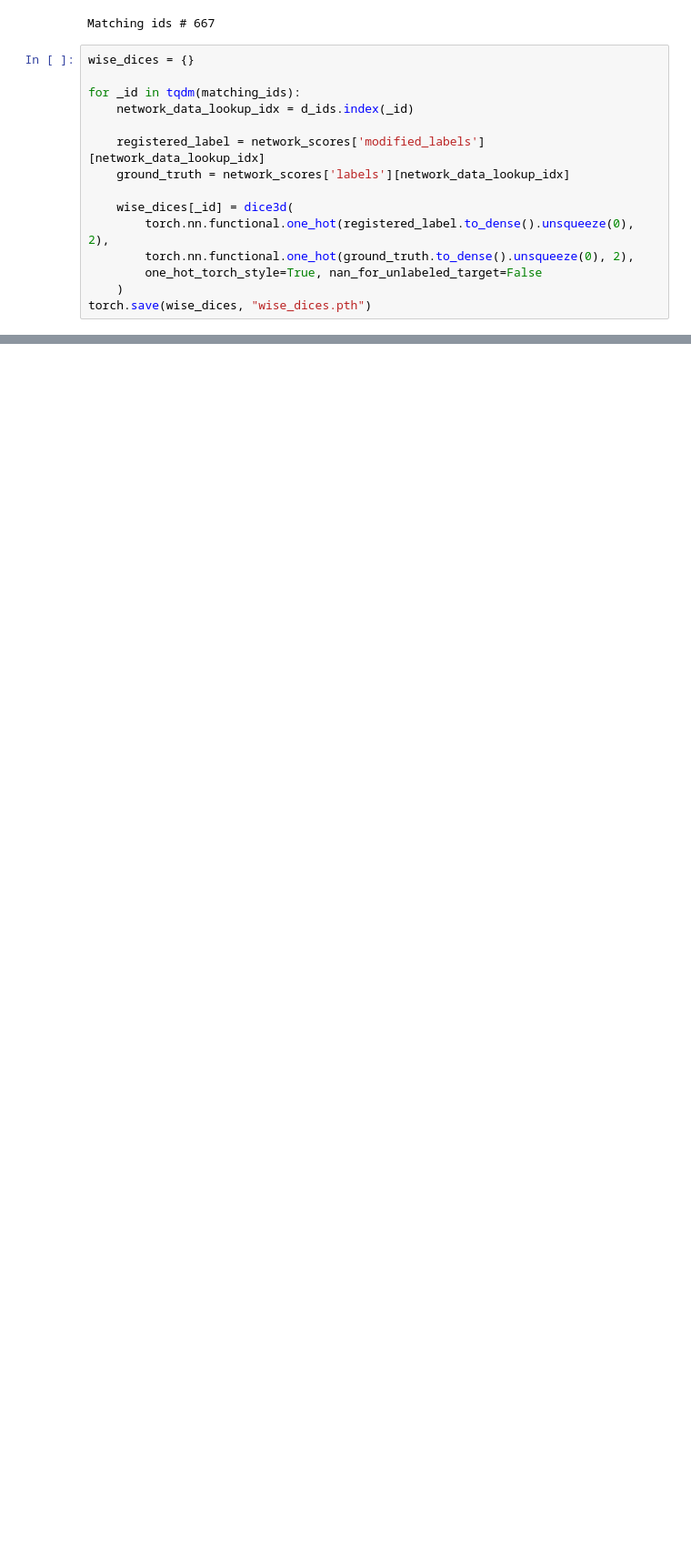
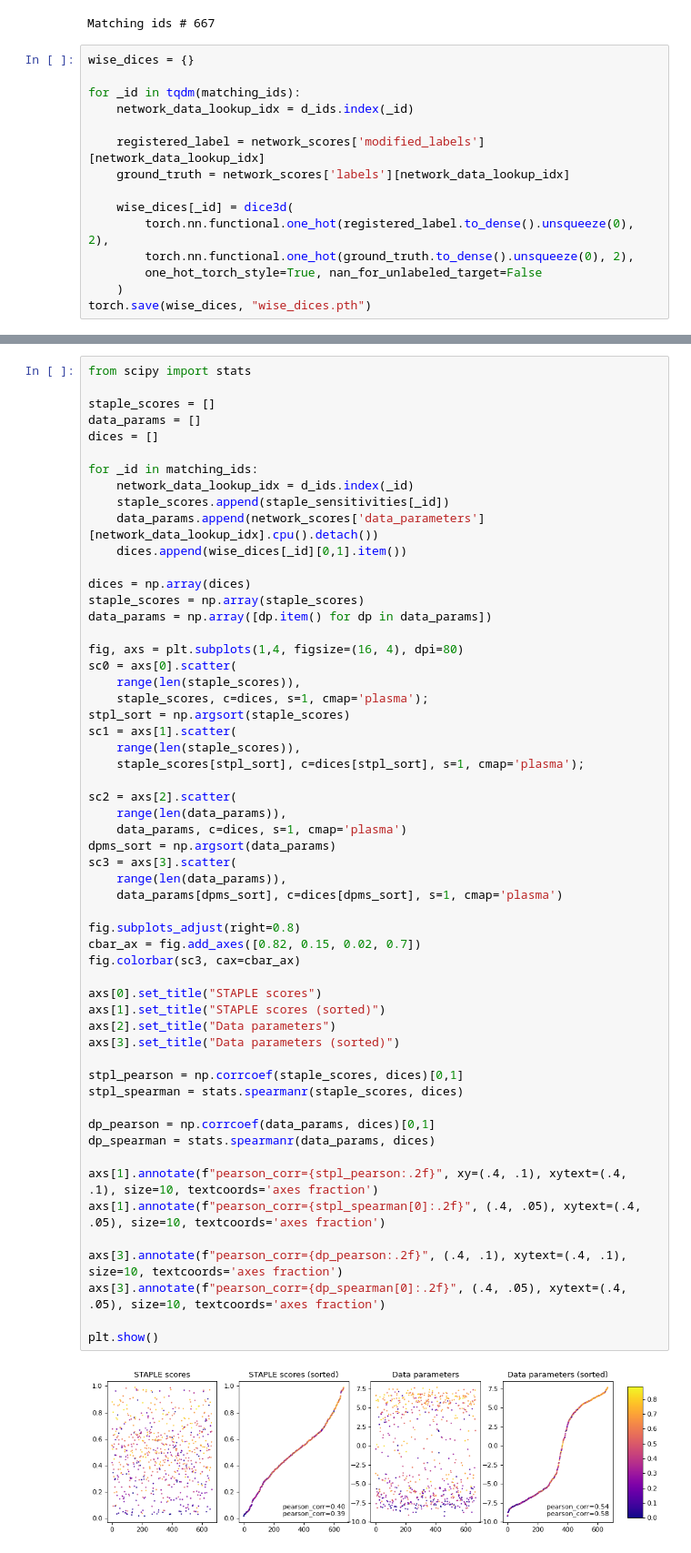
Before and after one commit to multimodallearning/deep_staple, a Jupyter notebook: staple.ipynb, the cells around one changed output, grey strips where cells are left out. Shown at 91% size. Cells and saved outputs as stored; diff of their text form; blank space fills up the shorter version.

Commit message:
Update staple notebook with correlation plot

```diff
--- a/staple.ipynb
+++ b/staple.ipynb
@@ -291,0 +270,58 @@ plt.show()
+# %%
+from scipy import stats
+
+staple_scores = []
+data_params = []
+dices = []
+
+for _id in matching_ids:
+    network_data_lookup_idx = d_ids.index(_id)
+    staple_scores.append(staple_sensitivities[_id])
+    data_params.append(network_scores['data_parameters'][network_data_lookup_idx].cpu().detach())
+    dices.append(wise_dices[_id][0,1].item())
+
+dices = np.array(dices)
+staple_scores = np.array(staple_scores)
+data_params = np.array([dp.item() for dp in data_params])
+
+fig, axs = plt.subplots(1,4, figsize=(16, 4), dpi=80)
+sc0 = axs[0].scatter(
+    range(len(staple_scores)),
+    staple_scores, c=dices, s=1, cmap='plasma');
+stpl_sort = np.argsort(staple_scores)
+sc1 = axs[1].scatter(
+    range(len(staple_scores)),
+    staple_scores[stpl_sort], c=dices[stpl_sort], s=1, cmap='plasma');
+
+sc2 = axs[2].scatter(
+    range(len(data_params)),
+    data_params, c=dices, s=1, cmap='plasma')
+dpms_sort = np.argsort(data_params)
+sc3 = axs[3].scatter(
+    range(len(data_params)),
+    data_params[dpms_sort], c=dices[dpms_sort], s=1, cmap='plasma')
+
+fig.subplots_adjust(right=0.8)
+cbar_ax = fig.add_axes([0.82, 0.15, 0.02, 0.7])
+fig.colorbar(sc3, cax=cbar_ax)
+
+axs[0].set_title("STAPLE scores")
+axs[1].set_title("STAPLE scores (sorted)")
+axs[2].set_title("Data parameters")
+axs[3].set_title("Data parameters (sorted)")
+
+stpl_pearson = np.corrcoef(staple_scores, dices)[0,1]
+stpl_spearman = stats.spearmanr(staple_scores, dices)
+
+dp_pearson = np.corrcoef(data_params, dices)[0,1]
+dp_spearman = stats.spearmanr(data_params, dices)
+
+axs[1].annotate(f"pearson_corr={stpl_pearson:.2f}", xy=(.4, .1), xytext=(.4, .1), size=10, textcoords='axes fraction')
+axs[1].annotate(f"pearson_corr={stpl_spearman[0]:.2f}", (.4, .05), xytext=(.4, .05), size=10, textcoords='axes fraction')
+
+axs[3].annotate(f"pearson_corr={dp_pearson:.2f}", (.4, .1), xytext=(.4, .1), size=10, textcoords='axes fraction')
+axs[3].annotate(f"pearson_corr={dp_spearman[0]:.2f}", (.4, .05), xytext=(.4, .05), size=10, textcoords='axes fraction')
+
+plt.show()
+# %% [output]
+[figure, added]
```
Also changed, not shown: parts of 2 cells of this notebook.
